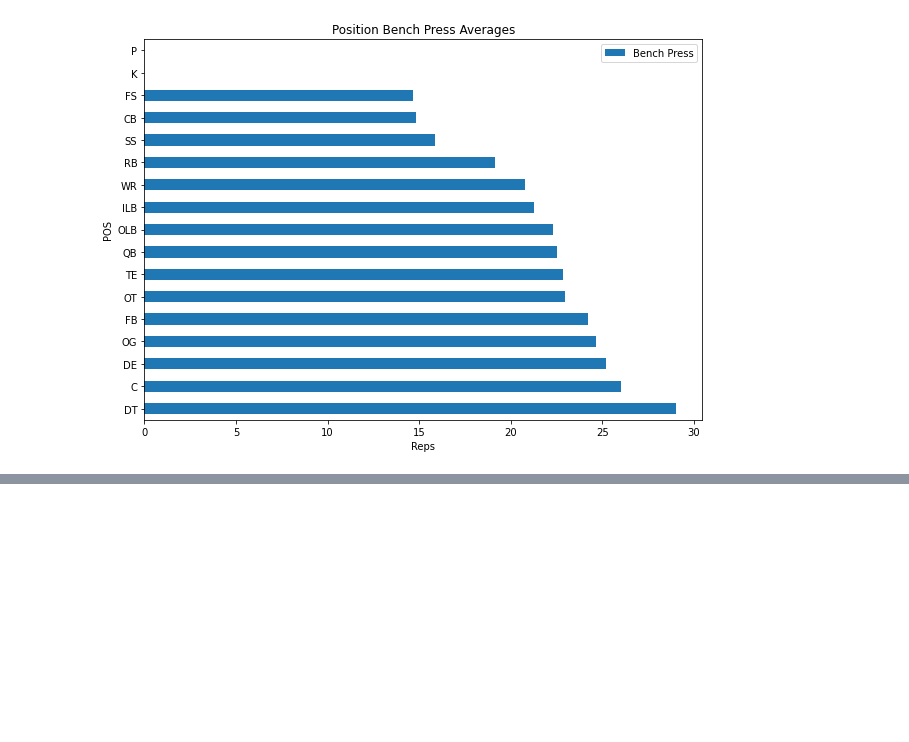
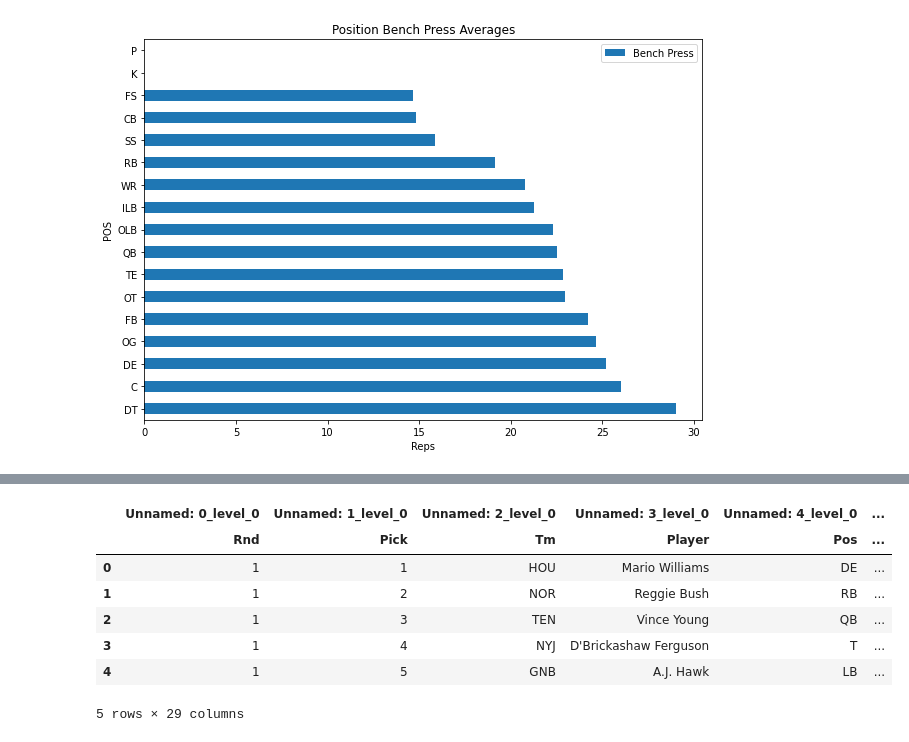
Before and after one commit to jkurt13/CapstoneTwo, a Jupyter notebook: Data Wrangling.ipynb, the cells around one changed output, grey strips where cells are left out. Saved outputs shown, nothing was run; the diff lists cells and outputs as text; code cells hidden in the pictures; blank space fills up the shorter version.

```diff
--- a/Data Wrangling.ipynb
+++ b/Data Wrangling.ipynb
@@ -366,0 +371,13 @@ Text(0.5, 0, 'Inches')
+# %%
+draft_rank_list = pd.read_html('https://www.pro-football-reference.com/years/2006/draft.htm')
+draft_rank = draft_rank_list[0]
+draft_rank.head()
+# %% [output]
+|  | Unnamed: 0_level_0 | Unnamed: 1_level_0 | Unnamed: 2_level_0 | Unnamed: 3_level_0 | Unnamed: 4_level_0 | ... |
+|  | Rnd | Pick | Tm | Player | Pos | ... |
+| 0 | 1 | 1 | HOU | Mario Williams | DE | ... |
+| 1 | 1 | 2 | NOR | Reggie Bush | RB | ... |
+| 2 | 1 | 3 | TEN | Vince Young | QB | ... |
+| 3 | 1 | 4 | NYJ | D'Brickashaw Ferguson | T | ... |
+| 4 | 1 | 5 | GNB | A.J. Hawk | LB | ... |
+5 rows × 29 columns
```
Also changed, not shown: parts of 18 cells of this notebook.
